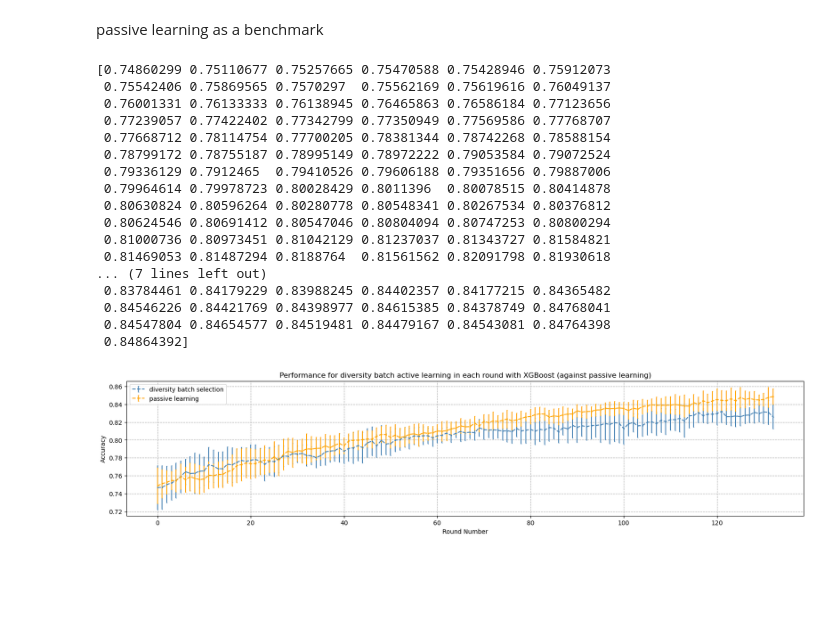
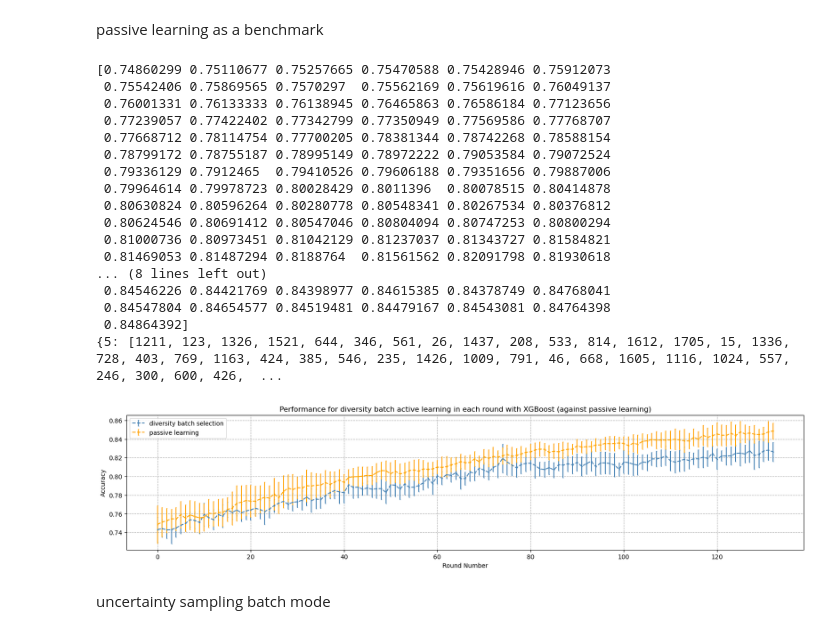
Before and after one commit to yuxinl915/ASR_group_proj, a Jupyter notebook: data_analysis.ipynb, the cells around one changed output. Cells and saved outputs as stored; diff of their text form; code cells hidden in the pictures; blank space fills up the shorter version.

```diff
--- a/data_analysis.ipynb
+++ b/data_analysis.ipynb
@@ -66,4 +73,9 @@ print(y[0])
 0
+# %%
+# store the idices_to_filepaths_dict
+import pickle
+with open('idices_to_filepaths_dict.pkl', 'wb') as f:
+    pickle.dump(idices_to_filepaths_dict, f)
 # %%
 # X = X.reshape(X.shape[0], -1)
 # print(X[0])
@@ -257,13 +284,14 @@ IndexError: list index out of range
 # %%
 # store the results to avoid re-run
-import pickle
-with open('diversity_batch_results.pkl', 'wb') as f:
-    pickle.dump([test_mean_diversity_batch, test_std_diversity_batch], f)
+# import pickle
+# with open('diversity_batch_results.pkl', 'wb') as f:
+#     pickle.dump([test_mean_diversity_batch, test_std_diversity_batch], f)
 # %%
 # example: load the results
-# with open('diversity_batch_results.pkl', 'rb') as f:
-#     test_mean_diversity_batch, test_std_diversity_batch = pickle.load(f)
-#     print(test_mean_diversity_batch)
+import pickle
+with open('diversity_batch_results.pkl', 'rb') as f:
+    test_mean_diversity_batch, test_std_diversity_batch = pickle.load(f)
+    print(test_mean_diversity_batch)
 # %% [output]
 [0.74669699 0.74696181 0.75005436 0.75185185 0.75463873 0.75896763
  0.76440938 0.76251647 0.76270627 0.76499118 0.76529711 0.77246569
@@ -304,6 +332,7 @@ def process_passive(random_seed):
     test_idices = idices[INIT_SIZE:]
 
     test_passive_per_seed = list()
+    selected_pts = list()
 
     while (float(len(train_idices))/len(test_idices) < 0.5):
 
@@ -319,24 +348,27 @@ def process_passive(random_seed):
         for i in range(BATCH_SIZE):
             train_idices = idices[:len(train_idices)+1]
             test_idices = idices[len(train_idices):]
+            selected_pts.append(train_idices[-1])
 
-    return test_passive_per_seed
+    return test_passive_per_seed, selected_pts
 
 # Thread function to execute the process and append the result to a list
-def thread_passive(seed, results, lock):
-    result = process_passive(seed)
+def thread_passive(seed, results, pts_dict, lock):
+    result, selected_pts = process_passive(seed)
     with lock:
         results.append(result)
+        pts_dict[seed] = selected_pts
 
 def main_passive():
     num_threads = 10
     test_passive_all = []
+    pts_dict = dict()
     threads = []
     lock = threading.Lock()
 
     # Create and start threads
     for i in range(num_threads):
-        thread = threading.Thread(target=thread_passive, args=(i, test_passive_all, lock))
+        thread = threading.Thread(target=thread_passive, args=(i, test_passive_all, pts_dict, lock))
         threads.append(thread)
         thread.start()
 
@@ -348,10 +380,15 @@ def main_passive():
     test_passive_all = np.array(test_passive_all)
     test_mean_passive_batch = np.mean(test_passive_all, axis=0)
     test_std_passive_batch = np.std(test_passive_all, axis=0)
-    return test_mean_passive_batch, test_std_passive_batch
+    return test_mean_passive_batch, test_std_passive_batch, pts_dict
 # %%
-test_mean_passive_batch, test_std_passive_batch = main_passive()
+test_mean_passive_batch, test_std_passive_batch, pts_passive = main_passive()
 print(test_mean_passive_batch)
+print(pts_passive)
+# Save the selected points to a file
+with open('selected_passive.pkl', 'wb') as f:
+    pickle.dump(pts_passive, f)
+
 plt.figure(figsize=(20, 4))
 
 plt.errorbar(np.arange(test_mean_diversity_batch.shape[0]),
@@ -377,34 +414,33 @@ plt.errorbar(np.arange(test_mean_passive_batch.shape[0]),
              label='passive learning')
 
 # to display the legend
 plt.legend()
 
 # set up the characteristics of the plot
 
 plt.xlabel('Round Number')
 plt.ylabel('Accuracy')
 plt.title('Performance for diversity batch active learning in each round with XGBoost (against passive learning)')
 plt.grid(True, linestyle='--')
 
 # can save the fig to a folder
-# plt.savefig('./imgs/e1_NB.png')
 plt.show()
 # %% [output]
 [0.74860299 0.75110677 0.75257665 0.75470588 0.75428946 0.75912073
  0.75542406 0.75869565 0.7570297  0.75562169 0.75619616 0.76049137
  0.76001331 0.76133333 0.76138945 0.76465863 0.76586184 0.77123656
  0.77239057 0.77422402 0.77342799 0.77350949 0.77569586 0.77768707
  0.77668712 0.78114754 0.77700205 0.78381344 0.78742268 0.78588154
  0.78799172 0.78755187 0.78995149 0.78972222 0.79053584 0.79072524
  0.79336129 0.7912465  0.79410526 0.79606188 0.79351656 0.79887006
  0.79964614 0.79978723 0.80028429 0.8011396  0.80078515 0.80414878
  0.80630824 0.80596264 0.80280778 0.80548341 0.80267534 0.80376812
  0.80624546 0.80691412 0.80547046 0.80804094 0.80747253 0.80800294
  0.81000736 0.80973451 0.81042129 0.81237037 0.81343727 0.81584821
  0.81469053 0.81487294 0.8188764  0.81561562 0.82091798 0.81930618
-... (7 lines left out)
- 0.83784461 0.84179229 0.83988245 0.84402357 0.84177215 0.84365482
+... (8 lines left out)
  0.84546226 0.84421769 0.84398977 0.84615385 0.84378749 0.84768041
  0.84547804 0.84654577 0.84519481 0.84479167 0.84543081 0.84764398
  0.84864392]
+{5: [1211, 123, 1326, 1521, 644, 346, 561, 26, 1437, 208, 533, 814, 1612, 1705, 15, 1336, 728, 403, 769, 1163, 424, 385, 546, 235, 1426, 1009, 791, 46, 668, 1605, 1116, 1024, 557, 246, 300, 600, 426,  ...
-[figure, old version]
+[figure, new version]
@@ -410,0 +452,2 @@ plt.show()
+# %% [markdown]
+uncertainty sampling batch mode
```
Also changed, not shown: parts of 9 cells of this notebook, 5 other files.
